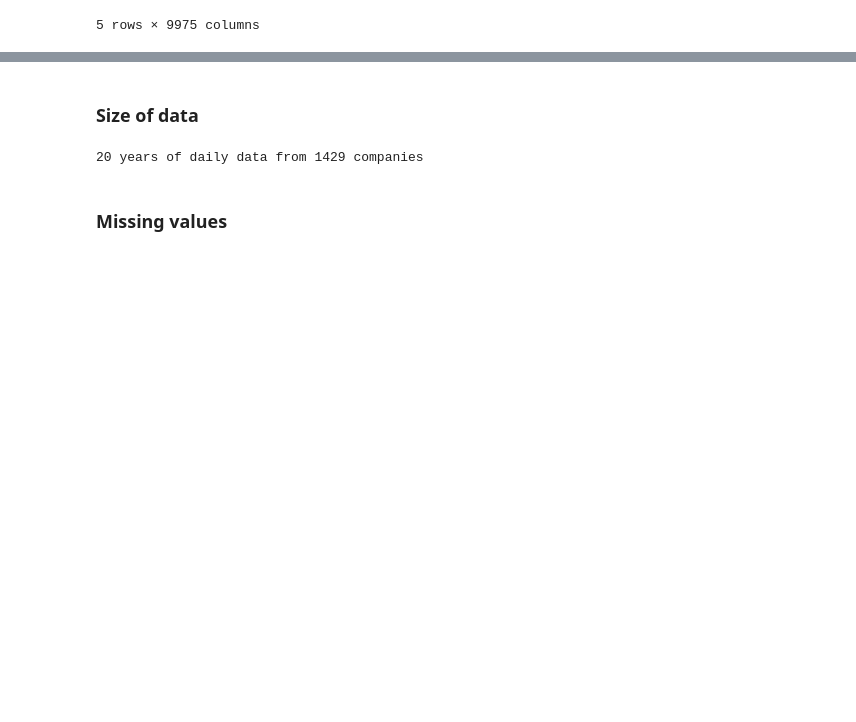
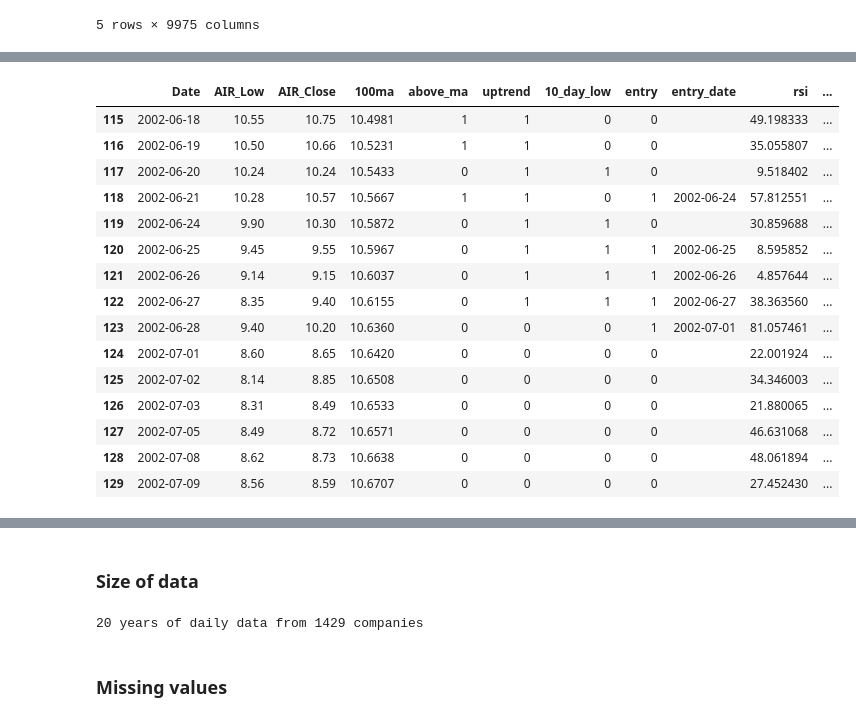
Before and after one commit to ryanlxz/backtesting, a Jupyter notebook: notebooks/test.ipynb, the cells around one changed output, grey strips where cells are left out. Cells and saved outputs as stored; diff of their text form; code cells hidden in the pictures; blank space fills up the shorter version.

```diff
--- a/notebooks/test.ipynb
+++ b/notebooks/test.ipynb
@@ -148,0 +155,7 @@ df = stock_data.copy()
+# %%
+# get dataset to test
+RAW_DATAPATH = conf.backtest_conf["data"]["raw_datapath"]
+df = load_data(RAW_DATAPATH,['_Close','_Low'])
+# %%
+stock_trend_df = df[['Date','AIR_Low','AIR_Close']]
+stock_trend_df.head()
@@ -148,0 +169,4 @@ df = stock_data.copy()
+# %%
+stocktrend = StockTrend(stock_trend_df)
+stocktrend_entry_df = stocktrend.generate_buy_dates()
+stocktrend_exit_df = stocktrend.generate_sell_dates()
@@ -148,0 +191,19 @@ df = stock_data.copy()
+# %%
+stocktrend_exit_df.iloc[115:130]
+# %% [output]
+|  | Date | AIR_Low | AIR_Close | 100ma | above_ma | uptrend | 10_day_low | entry | entry_date | rsi | ... |
+| 115 | 2002-06-18 | 10.55 | 10.75 | 10.4981 | 1 | 1 | 0 | 0 |  | 49.198333 | ... |
+| 116 | 2002-06-19 | 10.50 | 10.66 | 10.5231 | 1 | 1 | 0 | 0 |  | 35.055807 | ... |
+| 117 | 2002-06-20 | 10.24 | 10.24 | 10.5433 | 0 | 1 | 1 | 0 |  | 9.518402 | ... |
+| 118 | 2002-06-21 | 10.28 | 10.57 | 10.5667 | 1 | 1 | 0 | 1 | 2002-06-24 | 57.812551 | ... |
+| 119 | 2002-06-24 | 9.90 | 10.30 | 10.5872 | 0 | 1 | 1 | 0 |  | 30.859688 | ... |
+| 120 | 2002-06-25 | 9.45 | 9.55 | 10.5967 | 0 | 1 | 1 | 1 | 2002-06-25 | 8.595852 | ... |
+| 121 | 2002-06-26 | 9.14 | 9.15 | 10.6037 | 0 | 1 | 1 | 1 | 2002-06-26 | 4.857644 | ... |
+| 122 | 2002-06-27 | 8.35 | 9.40 | 10.6155 | 0 | 1 | 1 | 1 | 2002-06-27 | 38.363560 | ... |
+| 123 | 2002-06-28 | 9.40 | 10.20 | 10.6360 | 0 | 0 | 0 | 1 | 2002-07-01 | 81.057461 | ... |
+| 124 | 2002-07-01 | 8.60 | 8.65 | 10.6420 | 0 | 0 | 0 | 0 |  | 22.001924 | ... |
+| 125 | 2002-07-02 | 8.14 | 8.85 | 10.6508 | 0 | 0 | 0 | 0 |  | 34.346003 | ... |
+| 126 | 2002-07-03 | 8.31 | 8.49 | 10.6533 | 0 | 0 | 0 | 0 |  | 21.880065 | ... |
+| 127 | 2002-07-05 | 8.49 | 8.72 | 10.6571 | 0 | 0 | 0 | 0 |  | 46.631068 | ... |
+| 128 | 2002-07-08 | 8.62 | 8.73 | 10.6638 | 0 | 0 | 0 | 0 |  | 48.061894 | ... |
+| 129 | 2002-07-09 | 8.56 | 8.59 | 10.6707 | 0 | 0 | 0 | 0 |  | 27.452430 | ... |
```
Also changed, not shown: parts of 7 cells of this notebook, 3 other files.
